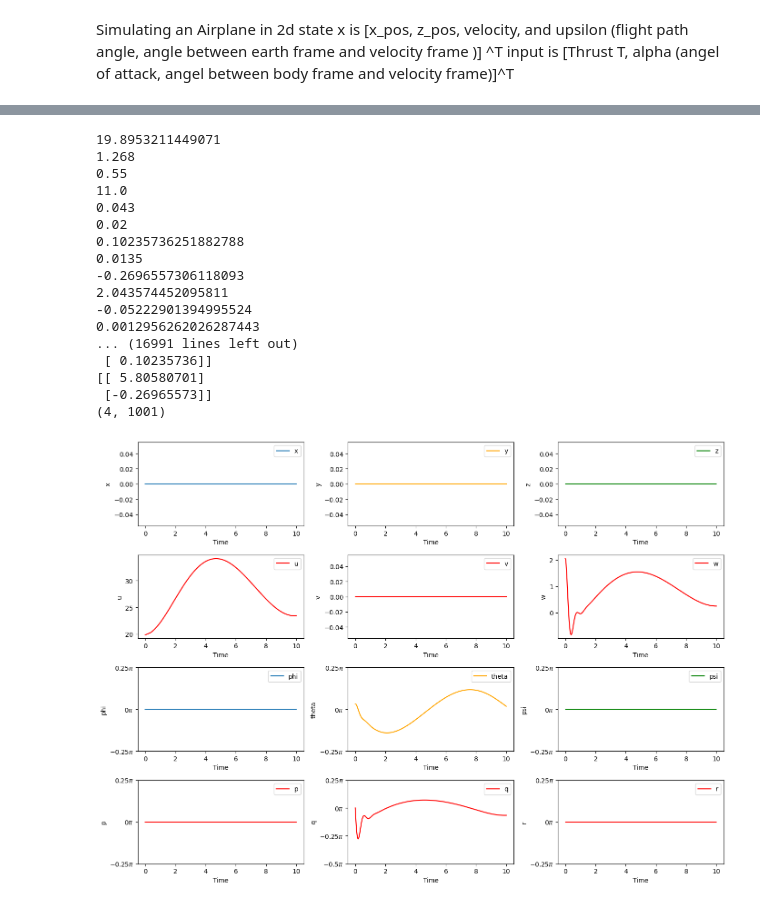
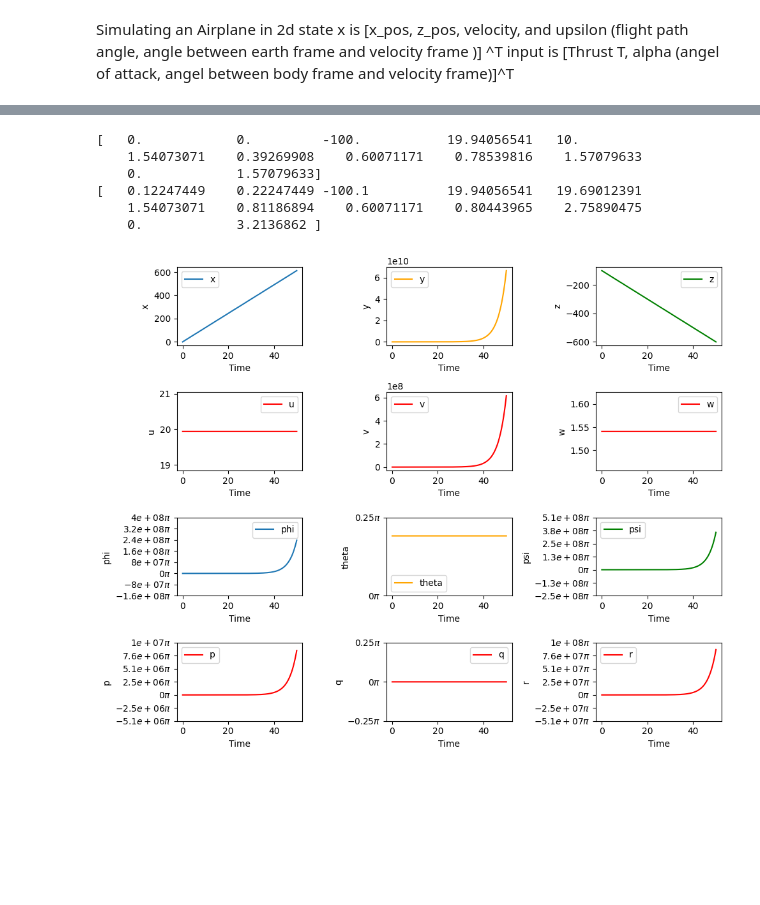
Before and after one commit to joek5555/ROB_599_example_code, a Jupyter notebook: airplane/airplane_3D_run.ipynb, the cells around one changed output, grey strips where cells are left out. Drawn from its saved outputs; the diff is of its cells as text; code cells hidden in the pictures; blank space fills up the shorter version.

```diff
--- a/airplane/airplane_3D_run.ipynb
+++ b/airplane/airplane_3D_run.ipynb
@@ -531,31 +687,20 @@ state_eq = np.array([[x_init], [y_init], [z_init], [phi_init], [theta_init], [ps
 # %%
 from airplane_3D_EOM_Linear import discrete_simulation
 
-dt = 0.01
-duration = 10
-state_init = np.array([[u_init], [w_init], [q_init],[theta_init]])
-input_init = np.array([[T_init], [elevator_init]])
-input_new = np.array([[T_init], [elevator_init+np.pi/8]])
+state_eq = np.array([[x_init], [y_init], [z_init], [u_init], [v_init], [w_init],
+                     [phi_init], [theta_init], [psi_init], [p_init], [q_init], [r_init]])
 
-results = discrete_simulation(state_init, input_init, input_new, dt, duration)
-print(state_init)
-print(input_init)
-print(results.shape)
+input_eq = np.array([[Thrust_init], [elevator_init],[aileron_init],[rudder_init]])
+
+
+results = discrete_simulation(state_eq, input_eq, state_init, input_init, dt, duration)
-# %% [output]
-19.8953211449071
-1.268
-0.55
-11.0
-0.043
-0.02
-0.10235736251882788
-0.0135
--0.2696557306118093
-2.043574452095811
--0.05222901394995524
-0.0012956262026287443
-... (16991 lines left out)
- [ 0.10235736]]
-[[ 5.80580701]
- [-0.26965573]]
-(4, 1001)
+# %%
+print(results[:,0])
+print(results[:,1])
+# %% [output]
+[   0.            0.         -100.           19.94056541   10.
+    1.54073071    0.39269908    0.60071171    0.78539816    1.57079633
+    0.            1.57079633]
+[   0.12247449    0.22247449 -100.1          19.94056541   19.69012391
+    1.54073071    0.81186894    0.60071171    0.80443965    2.75890475
+    0.            3.2136862 ]
@@ -562,31 +709,31 @@ print(results.shape)
 # %%
 class solutions:
     pass
 
 results_list = results.tolist()
 
 
 sol_discrete = solutions()
 sol_discrete.t = np.arange(0,duration+dt/2,dt).tolist()
 sol_discrete.y = [None] * 12
-sol_discrete.y[0] = np.zeros_like(sol_discrete.t)
-sol_discrete.y[1] = np.zeros_like(sol_discrete.t)
-sol_discrete.y[2] = np.zeros_like(sol_discrete.t)
-sol_discrete.y[3] = results_list[0]
-sol_discrete.y[4] = np.zeros_like(sol_discrete.t)
-sol_discrete.y[5] = results_list[1]
-sol_discrete.y[6] = np.zeros_like(sol_discrete.t)
-sol_discrete.y[7] = results_list[3]
-sol_discrete.y[8] = np.zeros_like(sol_discrete.t)
-sol_discrete.y[9] = np.zeros_like(sol_discrete.t)
-sol_discrete.y[10] = results_list[2]
-sol_discrete.y[11] = np.zeros_like(sol_discrete.t)
+sol_discrete.y[0] = results_list[0]
+sol_discrete.y[1] = results_list[1]
+sol_discrete.y[2] = results_list[2]
+sol_discrete.y[3] = results_list[3]
+sol_discrete.y[4] = results_list[4]
+sol_discrete.y[5] = results_list[5]
+sol_discrete.y[6] = results_list[6]
+sol_discrete.y[7] = results_list[7]
+sol_discrete.y[8] = results_list[8]
+sol_discrete.y[9] = results_list[9]
+sol_discrete.y[10] = results_list[10]
+sol_discrete.y[11] = results_list[11]
 
 
 
 
 from airplane_plot import plot_airplane_data
 
 plot_airplane_data(sol_discrete)
 # %% [output]
-[figure, old version]
+[figure, new version]
```
Also changed, not shown: parts of 19 cells of this notebook, 6 other files.
